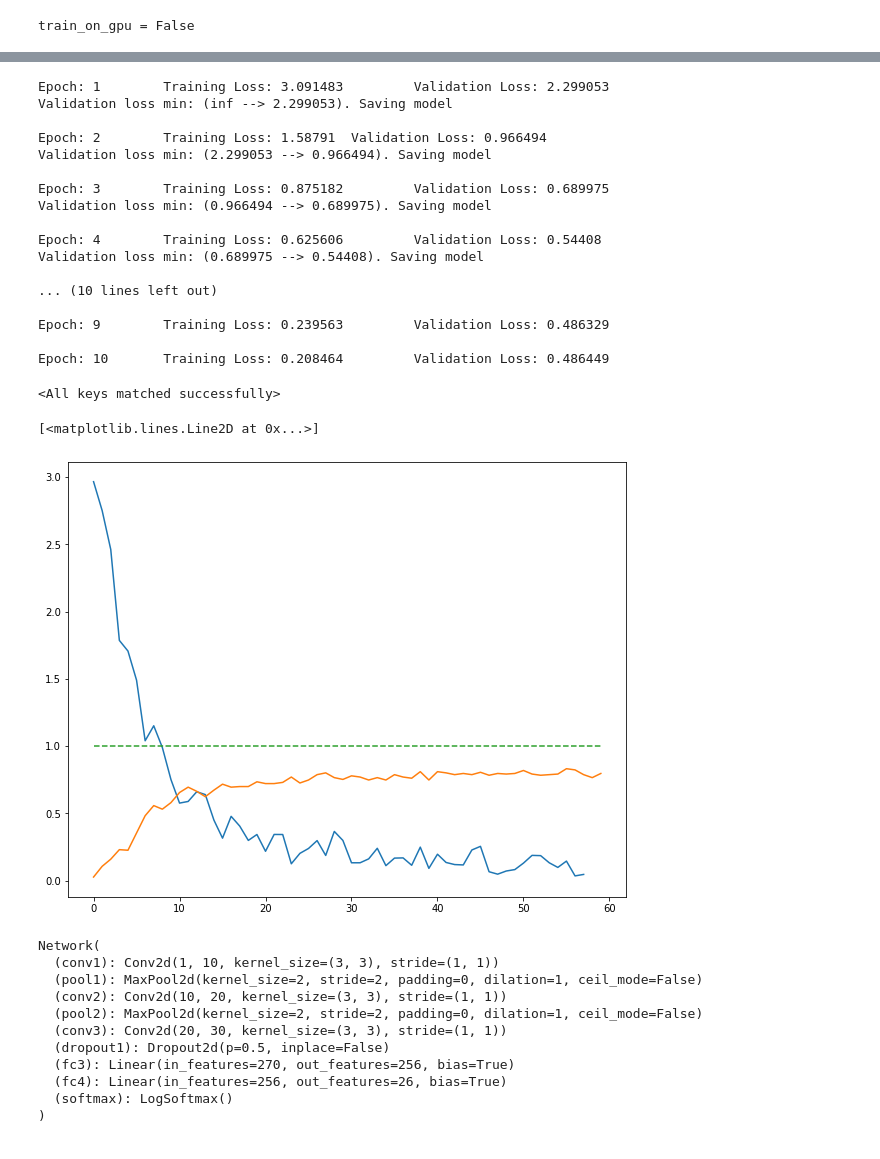
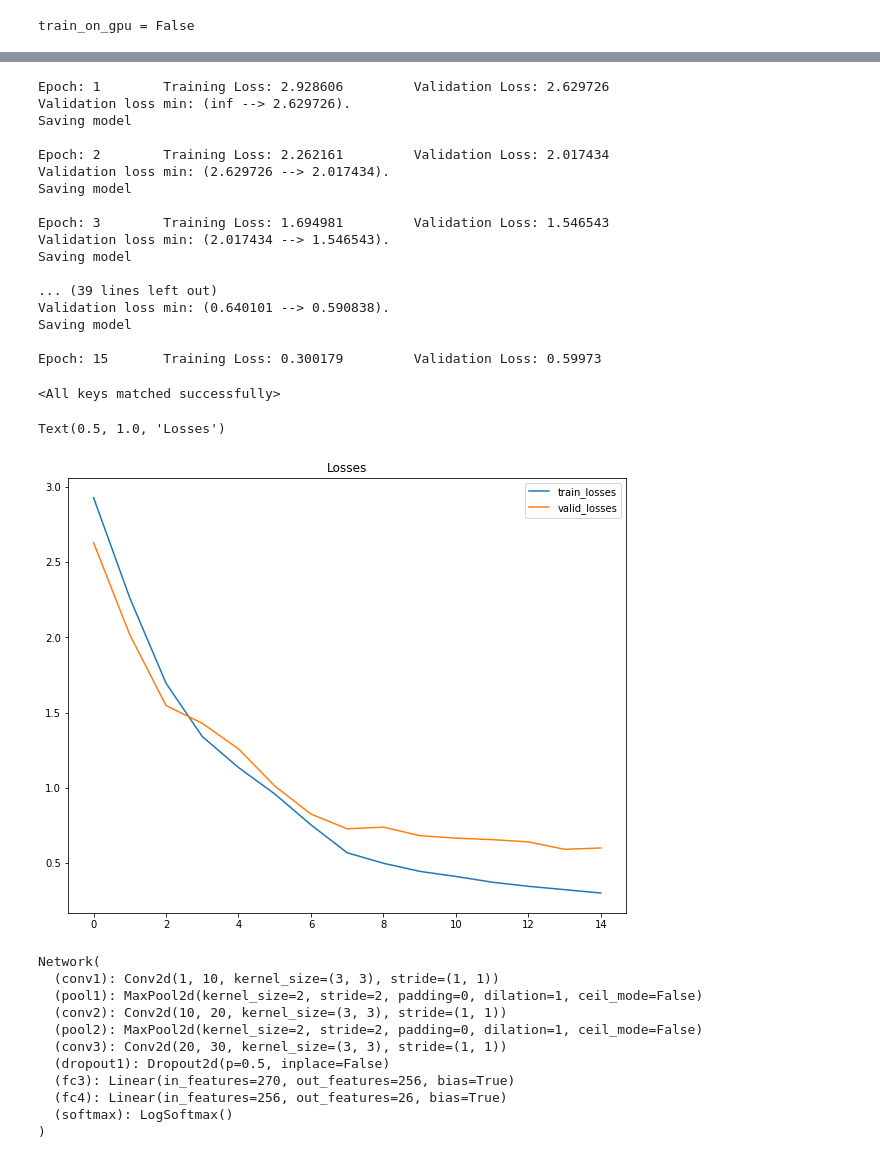
Before and after one commit to SoyOscarRH/Learning, a Jupyter notebook: UNAM/MachineLearning/Sign/SignLanguage.ipynb, the cells around one changed output, grey strips where cells are left out. Drawn from its saved outputs; the diff is of its cells as text; code cells hidden in the pictures.

```diff
--- a/UNAM/MachineLearning/Sign/SignLanguage.ipynb
+++ b/UNAM/MachineLearning/Sign/SignLanguage.ipynb
@@ -180,82 +182,67 @@ from statistics import mean
 valid_loss_min = np.Inf
 train_losses, valid_losses = [], []
 for epoch in range(epochs):
-    train_loss = []
-
     # train the model
     net.train()
+    train_loss = []
     for i in range(0, x.shape[0], batch_size):
-        loss = net.step_train(optimizer, loss_fn, x[i : i + batch_size], y[i : i + batch_size]):
+        loss = net.step_train(optimizer, loss_fn, x[i : i + batch_size], y[i : i + batch_size])
+        train_loss.append(loss)
 
-
-        if train_on_gpu:  x_minibatch, y_minibatch = x_minibatch.cuda(), y_minibatch.cuda()
-
-        optimizer.zero_grad()
-        net_out = net(x_minibatch)
-        loss = loss_fn(net_out, y_minibatch)
-        loss.backward()
-        optimizer.step()
-
-        train_loss.append(loss.item())
+    train_loss = mean(train_loss)
+    train_losses.append(train_loss)
 
     # validate the model
     net.eval()
-    x_val_minibatch = Variable(validation_data_formated)
-    y_val_minibatch = Variable(validation_labels)
-    if train_on_gpu:  x_val_minibatch, y_val_minibatch = x_val_minibatch.cuda(), y_val_minibatch.cuda()
-
-    net_out = net(x_val_minibatch)
-    loss = loss_fn(net_out, y_val_minibatch)
-
-    valid_loss = loss.item()
-    train_loss = mean(train_loss)
+    valid_loss = net.step_train(optimizer, loss_fn, validation_data_formated, validation_labels)
+    valid_losses.append(valid_loss)
 
     print(f'Epoch: {epoch + 1} \t', end="")
-    print(f'Training Loss: {np.round(train_loss, 6)} \t', end="")
-    print(f'Validation Loss: {np.round(valid_loss, 6)}')
+    print(f'Training Loss: {round(train_loss, 6)} \t', end="")
+    print(f'Validation Loss: {round(valid_loss, 6)}')
 
     # save model if validation loss has decreased
     if valid_loss <= valid_loss_min:
-        before, after = np.round(valid_loss_min, 6), np.round(valid_loss, 6)
-        print(f'Validation loss min: ({before} --> {after}). Saving model')
+        before, after = round(valid_loss_min, 6), round(valid_loss, 6)
+        print(f'Validation loss min: ({before} --> {after}). \nSaving model')
 
         torch.save(net.state_dict(), 'best_model.pt')
         valid_loss_min = valid_loss
 
     print()
 # %% [output]
-Epoch: 1        Training Loss: 3.091483         Validation Loss: 2.299053
-Validation loss min: (inf --> 2.299053). Saving model
+Epoch: 1        Training Loss: 2.928606         Validation Loss: 2.629726
+Validation loss min: (inf --> 2.629726).
+Saving model
 
-Epoch: 2        Training Loss: 1.58791  Validation Loss: 0.966494
-Validation loss min: (2.299053 --> 0.966494). Saving model
+Epoch: 2        Training Loss: 2.262161         Validation Loss: 2.017434
+Validation loss min: (2.629726 --> 2.017434).
+Saving model
 
-Epoch: 3        Training Loss: 0.875182         Validation Loss: 0.689975
-Validation loss min: (0.966494 --> 0.689975). Saving model
+Epoch: 3        Training Loss: 1.694981         Validation Loss: 1.546543
+Validation loss min: (2.017434 --> 1.546543).
+Saving model
 
-Epoch: 4        Training Loss: 0.625606         Validation Loss: 0.54408
-Validation loss min: (0.689975 --> 0.54408). Saving model
+... (39 lines left out)
+Validation loss min: (0.640101 --> 0.590838).
+Saving model
 
-... (10 lines left out)
-
-Epoch: 9        Training Loss: 0.239563         Validation Loss: 0.486329
-
-Epoch: 10       Training Loss: 0.208464         Validation Loss: 0.486449
+Epoch: 15       Training Loss: 0.300179         Validation Loss: 0.59973
 # %%
 net.load_state_dict(torch.load('best_model.pt'))
 # %% [output]
 <All keys matched successfully>
 # %%
-import matplotlib.pyplot as plt
 %matplotlib inline
 
 plt.figure(figsize=(10,8))
-plt.plot(loss_log[2:])
-plt.plot(accuracy_log)
-plt.plot(np.ones(len(accuracy_log)), linestyle='dashed')
+plt.plot(train_losses, label="train_losses")
+plt.plot(valid_losses, label="valid_losses")
+plt.legend()
+plt.title("Losses")
 # %% [output]
-[<matplotlib.lines.Line2D at 0x...>]
+Text(0.5, 1.0, 'Losses')
-[figure, old version]
+[figure, new version]
 # %%
 net.eval()
 # %% [output]
```
Also changed, not shown: parts of 5 cells of this notebook.
